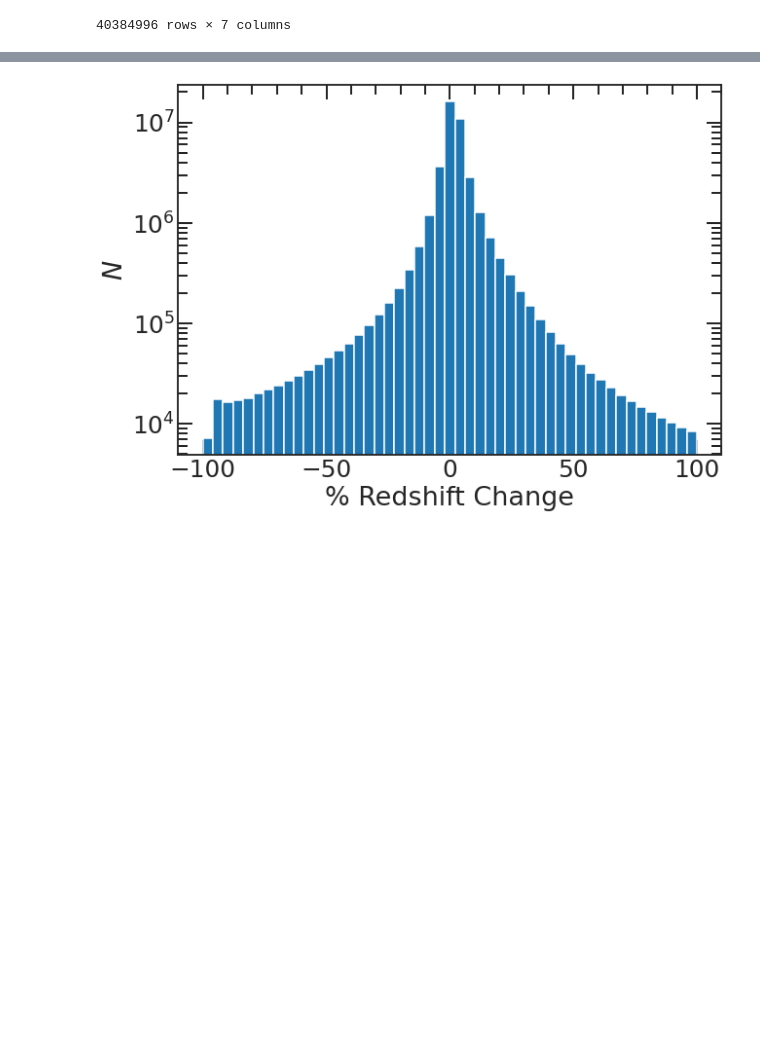
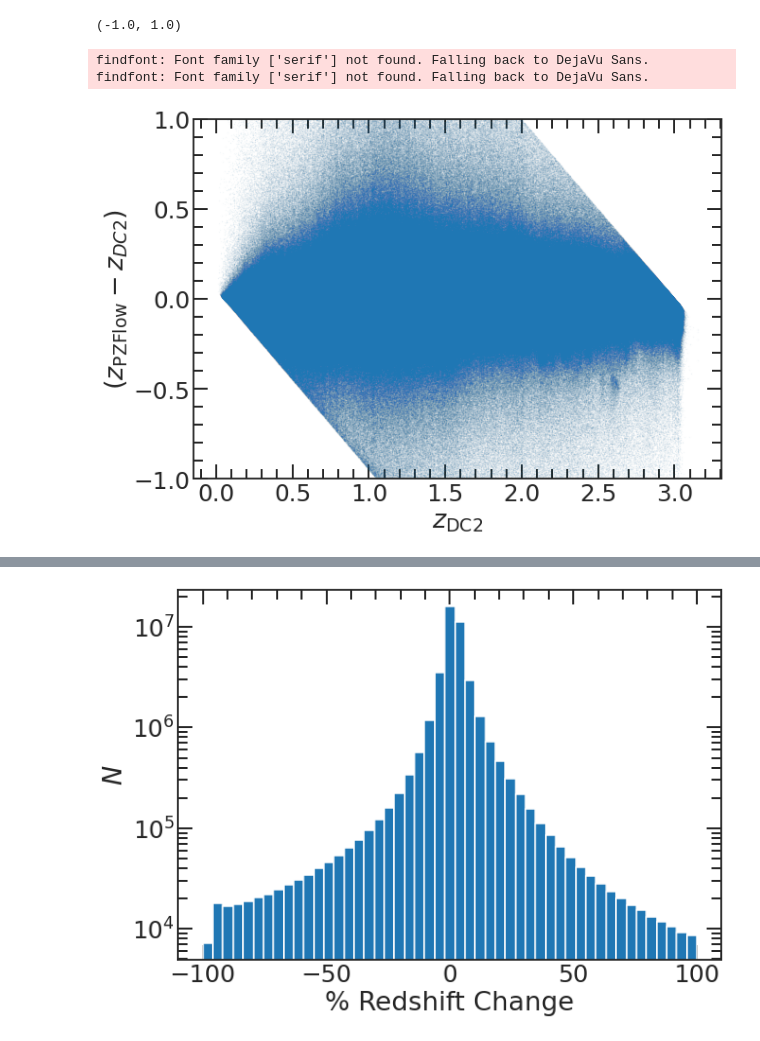
Before and after one commit to LSSTDESC/transient-host-sims, a Jupyter notebook: notebooks/clean_pzflow_and_update_mags.ipynb, the cells around one changed output, grey strips where cells are left out. Cells and saved outputs as stored; diff of their text form; code cells hidden in the pictures; blank space fills up the shorter version.

```diff
--- a/notebooks/clean_pzflow_and_update_mags.ipynb
+++ b/notebooks/clean_pzflow_and_update_mags.ipynb
@@ -139,5 +139,11 @@ df_sdss_comb.to_csv("/global/cscratch1/sd/agaglian/DC2full_pzRedshifts_tenHealpi
 # Load our df of SDSS photometry
 df_sdss_comb = pd.read_csv("/global/cscratch1/sd/agaglian/DC2full_pzRedshifts_tenHealpix_Final_sdss.tar.gz")
 # %%
-df_sdss_comb
+# Look at the % change in redshift w PZFlow
+plt.figure(figsize=(10,7))
+plt.plot(df_sdss_comb['DC2redshift'], (df_sdss_comb['PZflowredshift'] - df_sdss_comb['DC2redshift']), 'o', ms=0.03, alpha=0.5);
+plt.xlabel(r"$z_{\rm DC2}$")
+plt.ylabel(r"$(z_{\rm PZFlow} - z_{DC2})$")
+plt.ylim((-1, 1))
+#plt.yscale("log")
 # %% [output]
@@ -156,4 +150,7 @@ df_sdss_comb
-40384996 rows × 7 columns
+(-1.0, 1.0)
+findfont: Font family ['serif'] not found. Falling back to DejaVu Sans.
+findfont: Font family ['serif'] not found. Falling back to DejaVu Sans.
+[figure, added]
 # %%
 #calculate all luminosity distances, old and new
 import astropy.units as u
```
Also changed, not shown: parts of 39 cells of this notebook.
